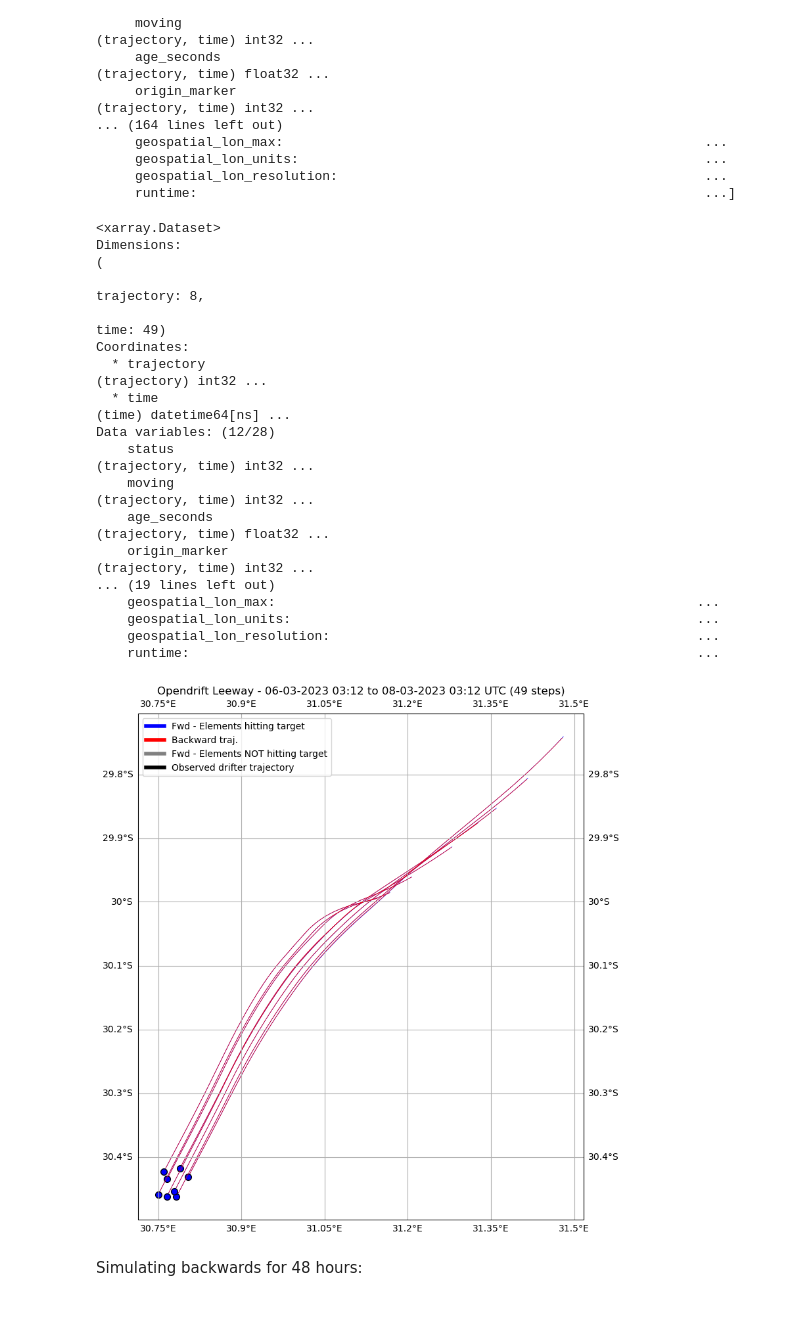
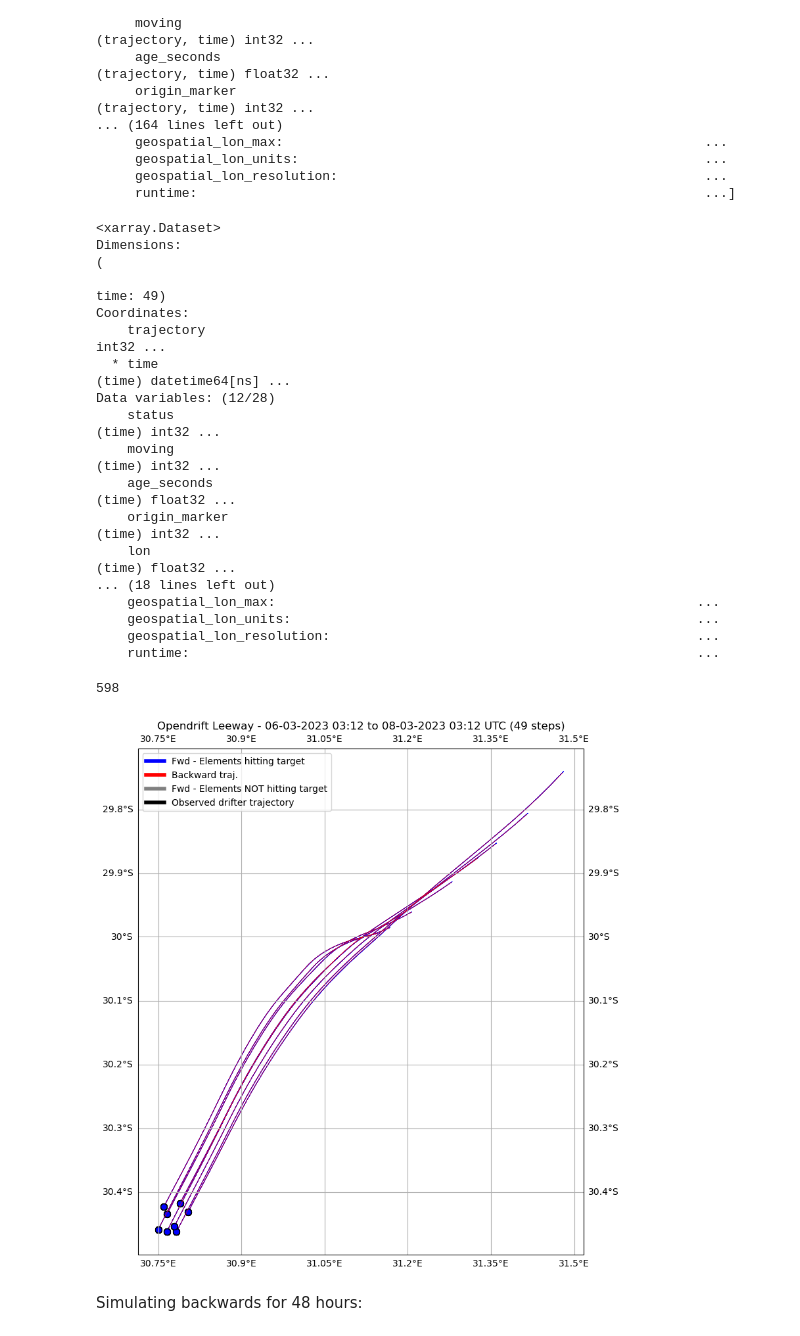
Before and after one commit to bentemoe/backtrack_opendrift, a Jupyter notebook: agulhas_opendrift_48h_sd_of_hits/uniran_v2/endloc_is_startloc/identicalloc_agulhas_oceandrift_48h_loop_drifter3.ipynb, the cells around one changed output. Cells and saved outputs as stored; diff of their text form; code cells hidden in the pictures.

```diff
--- a/agulhas_opendrift_48h_sd_of_hits/uniran_v2/endloc_is_startloc/identicalloc_agulhas_oceandrift_48h_loop_drifter3.ipynb
+++ b/agulhas_opendrift_48h_sd_of_hits/uniran_v2/endloc_is_startloc/identicalloc_agulhas_oceandrift_48h_loop_drifter3.ipynb
@@ -316,25 +316,29 @@ sims_back
      geospatial_lon_resolution:                                               ...
      runtime:                                                                 ...]
 # %%
-sims_back[6]
+sims_back[6].isel(trajectory=0)
 # %% [output]
 <xarray.Dataset>
 Dimensions:                                                                              (
-                                                                                          trajectory: 8,
                                                                                           time: 49)
 Coordinates:
-  * trajectory                                                                           (trajectory) int32 ...
+    trajectory                                                                           int32 ...
   * time                                                                                 (time) datetime64[ns] ...
 Data variables: (12/28)
-    status                                                                               (trajectory, time) int32 ...
-    moving                                                                               (trajectory, time) int32 ...
-    age_seconds                                                                          (trajectory, time) float32 ...
-    origin_marker                                                                        (trajectory, time) int32 ...
-... (19 lines left out)
+    status                                                                               (time) int32 ...
+    moving                                                                               (time) int32 ...
+    age_seconds                                                                          (time) float32 ...
+    origin_marker                                                                        (time) int32 ...
+    lon                                                                                  (time) float32 ...
+... (18 lines left out)
     geospatial_lon_max:                                                      ...
     geospatial_lon_units:                                                    ...
     geospatial_lon_resolution:                                               ...
     runtime:                                                                 ...
+# %%
+hits[0]
+# %% [output]
+598
 # %%
 ## FORWARD ##
 lon0 = []
@@ -373,36 +377,36 @@ centroid_back = mean_point(lonendb, latendb)
 fig = plt.figure(figsize=(12,10))
 ax = fig.add_subplot(projection=ccrs.Mercator())
 ax.gridlines(draw_labels=True)
 
 # for i in range(len(sims[6].trajectory)):
 #     sims[6].isel(trajectory=i).traj.plot(linewidth=0.1)
 
 for i in hits:
-    sims[6].isel(trajectory=i).traj.plot(linewidth=0.5, color='blue')
-    ax.plot(sims[6].isel(trajectory=i).isel(time=48).lon.values, sims[6].isel(trajectory=i).isel(time=48).lat.values, 'bo', mec='black', markersize=7, transform=ccrs.Geodetic())
+    sims[6].isel(trajectory=hits).traj.plot(linewidth=0.5, color='blue')
+    ax.plot(sims[6].isel(trajectory=hits).isel(time=48).lon.values, sims[6].isel(trajectory=hits).isel(time=48).lat.values, 'bo', mec='black', markersize=7, transform=ccrs.Geodetic())
 
 for i in range(len(sims_back[6].trajectory)):
     sims_back[6].isel(trajectory=i).traj.plot(linewidth=0.5, color='red')
 
 # ax.plot(centroid0[0], centroid0[1], 'bo', mec='black', markersize=7, transform=ccrs.Geodetic())
 # ax.plot(centroid_back[0], centroid_back[1], 'ro', mec='black', markersize=7, transform=ccrs.Geodetic())
 
 # d03.sel(time=slice('2023-01-23 03:12:08', '2023-01-25 03:12:08')).traj.plot(color='black')
 
 custom_lines = [Line2D([0], [0], color='blue', lw=4),
                 Line2D([0], [0], color='red', lw=4),
                 Line2D([0], [0], color='grey', lw=4),
                 Line2D([0], [0], color='black', lw=4)]
 
 ax.legend(custom_lines, ['Fwd - Elements hitting target','Backward traj.', 'Fwd - Elements NOT hitting target', 'Observed drifter trajectory'])
 
 # plt.ylim([36.2, 36.7])
 # plt.xlim([21,22])
 plt.gca().autoscale()
 plt.title('Opendrift Leeway - 06-03-2023 03:12 to 08-03-2023 03:12 UTC (49 steps)')
 plt.show()
 # %% [output]
-[figure, old version]
+[figure, new version]
 # %% [markdown]
 Simulating backwards for 48 hours:
 # %%
```
Also changed, not shown: 7 other files.
